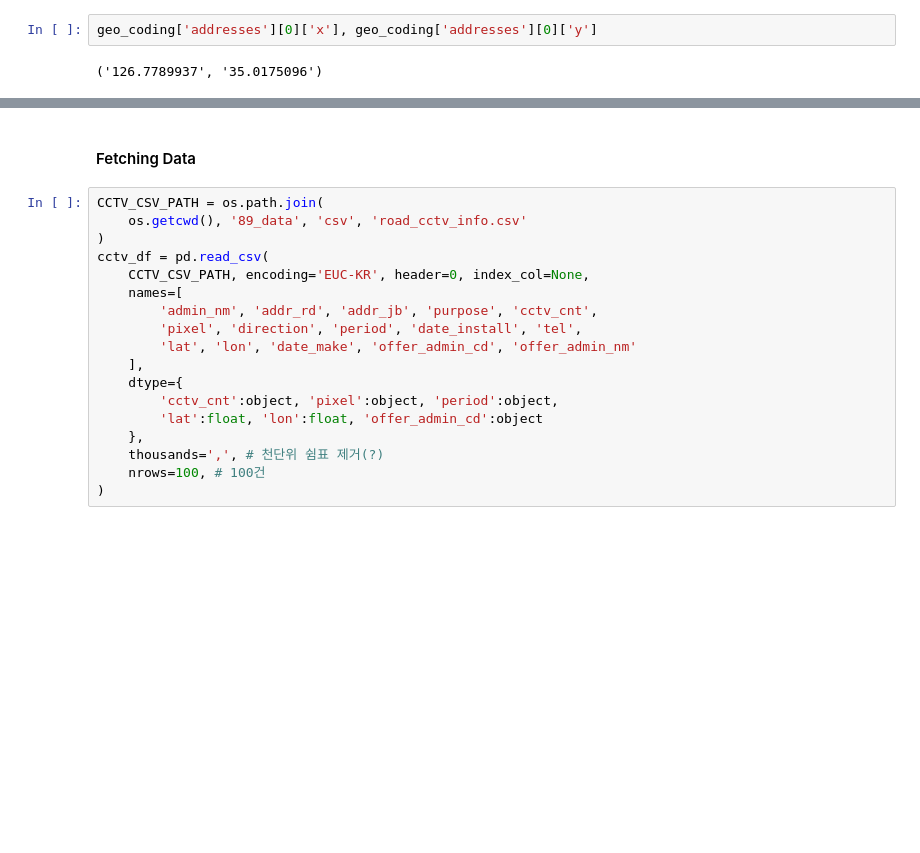
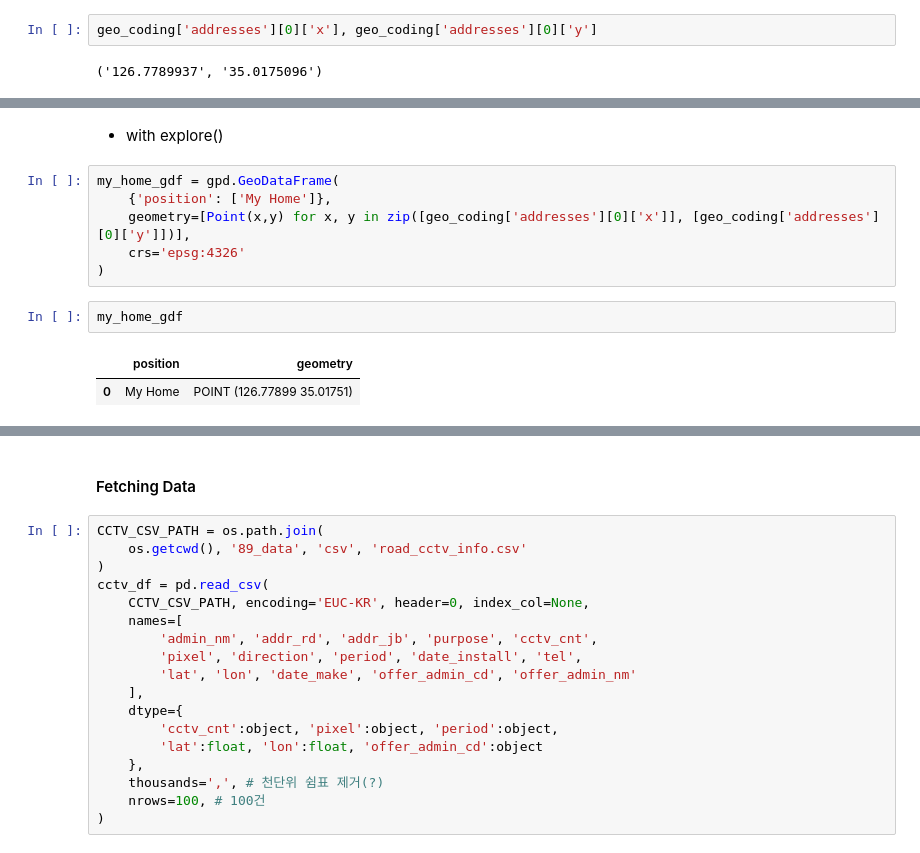
Before and after one commit to freemancho1/ai-projects, a Jupyter notebook: 60-GEOAI-GEOAIP39/31_geo_coding.ipynb, the cells around one changed output, grey strips where cells are left out. Saved outputs shown, nothing was run; the diff lists cells and outputs as text; blank space fills up the shorter version.

```diff
--- a/60-GEOAI-GEOAIP39/31_geo_coding.ipynb
+++ b/60-GEOAI-GEOAIP39/31_geo_coding.ipynb
@@ -40,0 +56,13 @@ geo_coding['addresses'][0]['x'], geo_coding['addresses'][0]['y']
+# %% [markdown]
+* with explore()
+# %%
+my_home_gdf = gpd.GeoDataFrame(
+    {'position': ['My Home']},
+    geometry=[Point(x,y) for x, y in zip([geo_coding['addresses'][0]['x']], [geo_coding['addresses'][0]['y']])],
+    crs='epsg:4326'
+)
+# %%
+my_home_gdf
+# %% [output]
+|  | position | geometry |
+| 0 | My Home | POINT (126.77899 35.01751) |
```
Also changed, not shown: parts of 16 cells of this notebook, 8 other files.
